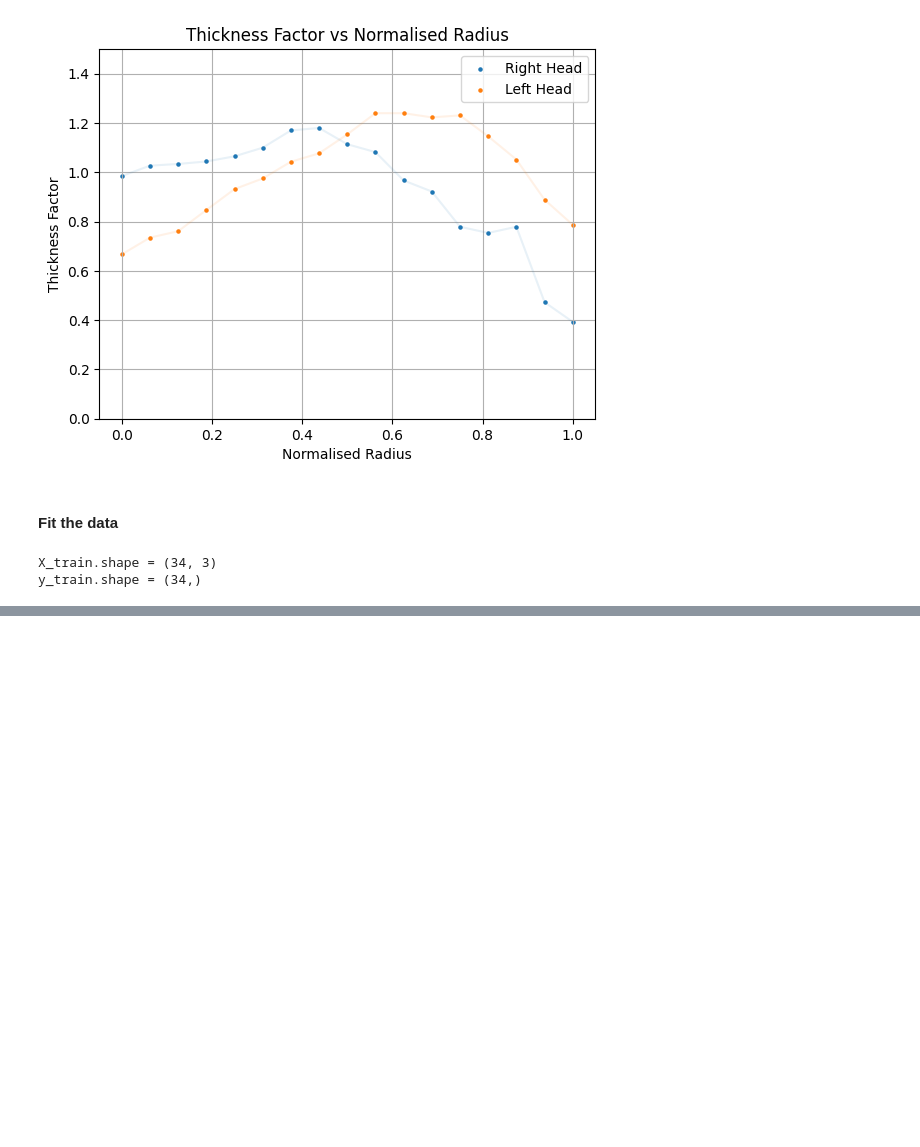
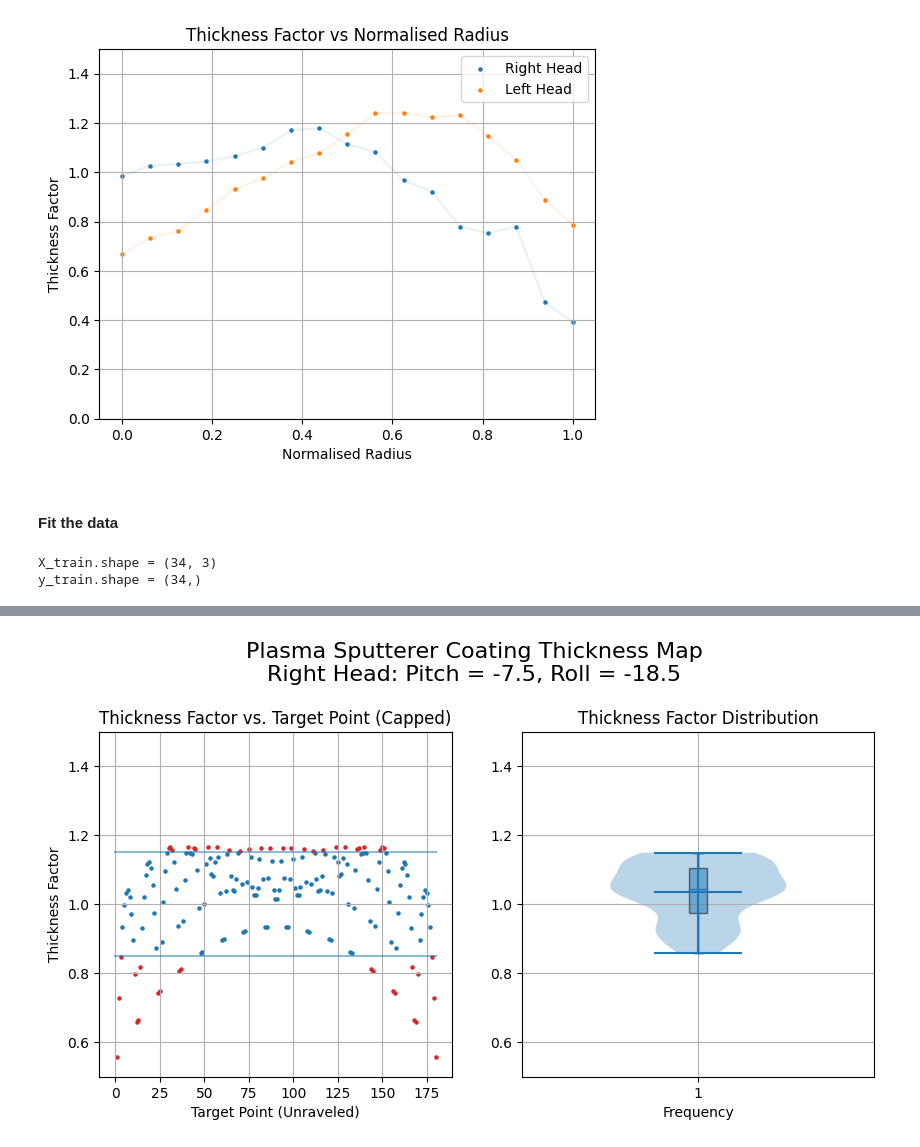
Before and after one commit to ryanlleung/CoatingAnalysis, a Jupyter notebook: plasma_tt.ipynb, the cells around one changed output, grey strips where cells are left out. Drawn from its saved outputs; the diff is of its cells as text; code cells hidden in the pictures; blank space fills up the shorter version.

```diff
--- a/plasma_tt.ipynb
+++ b/plasma_tt.ipynb
@@ -152,0 +264,92 @@ plt.show()
+# %%
+TF_FLOOR = 0.85
+TF_CEILING = 1.15
+
+## Right Head ##
+arg_ok = np.where((target_tf1 >= TF_FLOOR) & (target_tf1 <= TF_CEILING))[0]
+arg_notok = np.where((target_tf1 < TF_FLOOR) | (target_tf1 > TF_CEILING))[0]
+
+n_ok = n[arg_ok]
+target_tfok1 = target_tf1[arg_ok]
+
+n_notok = n[arg_notok]
+target_tfnotok1 = target_tf1[arg_notok]
+
+print(f"Number of targets within {TF_FLOOR} and {TF_CEILING}:   {len(arg_ok)}/180")
+print(f'Mean: {np.mean(target_tfok1):.3f}   Std: {np.std(target_tfok1):.3f}')
+
+# Plot the ok points
+fig, (ax1, ax2) = plt.subplots(1, 2, figsize=(10, 5))
+
+# Plot line to show the floor and ceiling
+ax1.plot([0, 180], [TF_FLOOR, TF_FLOOR], c='C0', alpha=0.5)
+ax1.plot([0, 180], [TF_CEILING, TF_CEILING], c='C0', alpha=0.5)
+ax1.scatter(n_ok, target_tfok1, s=5)
+ax1.scatter(n_notok, target_tfnotok1, s=5, c='C3')
+ax1.set_xlabel('Target Point (Unraveled)')
+ax1.set_ylabel('Thickness Factor')
+ax1.set_ylim(0.5, 1.5)
+ax1.set_title('Thickness Factor vs. Target Point (Capped)')
+ax1.grid()
+
+box = ax2.boxplot(target_tfok1, positions=[1], widths=0.05, patch_artist=True)
+for patch in box['boxes']:
+    patch.set_facecolor('C0')
+    patch.set_alpha(0.5)
+for median in box['medians']:
+    median.set_color('C0')
+ax2.violinplot(target_tfok1, showmeans=True)
+ax2.set_xlim(0.5, 1.5)
+ax2.set_ylim(0.5, 1.5)
+ax2.set_xlabel('Frequency')
+ax2.set_title('Thickness Factor Distribution')
+ax2.grid()
+
+fig.suptitle(f'Plasma Sputterer Coating Thickness Map\nRight Head: Pitch = {pitch1}, Roll = {roll1}', fontsize=16)
+fig.subplots_adjust(top=0.80)
+plt.show()
+
+## Left Head ##
+arg_ok = np.where((target_tf2 >= TF_FLOOR) & (target_tf2 <= TF_CEILING))[0]
+arg_notok = np.where((target_tf2 < TF_FLOOR) | (target_tf2 > TF_CEILING))[0]
+
+n_ok = n[arg_ok]
+target_tfok2 = target_tf2[arg_ok]
+
+n_notok = n[arg_notok]
+target_tfnotok2 = target_tf2[arg_notok]
+
+print(f"Number of targets within {TF_FLOOR} and {TF_CEILING}:   {len(arg_ok)}/180")
+print(f'Mean: {np.mean(target_tfok2):.3f}   Std: {np.std(target_tfok2):.3f}')
+
+# Plot the ok points
+fig, (ax1, ax2) = plt.subplots(1, 2, figsize=(10, 5))
+
+# Plot line to show the floor and ceiling
+ax1.plot([0, 180], [TF_FLOOR, TF_FLOOR], c='C0', alpha=0.5)
+ax1.plot([0, 180], [TF_CEILING, TF_CEILING], c='C0', alpha=0.5)
+ax1.scatter(n_ok, target_tfok2, s=5)
+ax1.scatter(n_notok, target_tfnotok2, s=5, c='C3')
+ax1.set_xlabel('Target Point (Unraveled)')
+ax1.set_ylabel('Thickness Factor')
+ax1.set_ylim(0.5, 1.5)
+ax1.set_title('Thickness Factor vs. Target Point (Capped)')
+ax1.grid()
+
+box = ax2.boxplot(target_tfok2, positions=[1], widths=0.05, patch_artist=True)
+for patch in box['boxes']:
+    patch.set_facecolor('C0')
+    patch.set_alpha(0.5)
+for median in box['medians']:
+    median.set_color('C0')
+ax2.violinplot(target_tfok2, showmeans=True)
+ax2.set_xlim(0.5, 1.5)
+ax2.set_ylim(0.5, 1.5)
+ax2.set_xlabel('Frequency')
+ax2.set_title('Thickness Factor Distribution')
+ax2.grid()
+
+fig.suptitle(f'Plasma Sputterer Coating Thickness Map\nLeft Head: Pitch = {pitch2}, Roll = {roll2}', fontsize=16)
+fig.subplots_adjust(top=0.80)
+plt.show()
+# %% [output]
@@ -152,0 +358 @@ plt.show()
+[figure, added]
```
Also changed, not shown: parts of 20 cells of this notebook, 3 other files.
